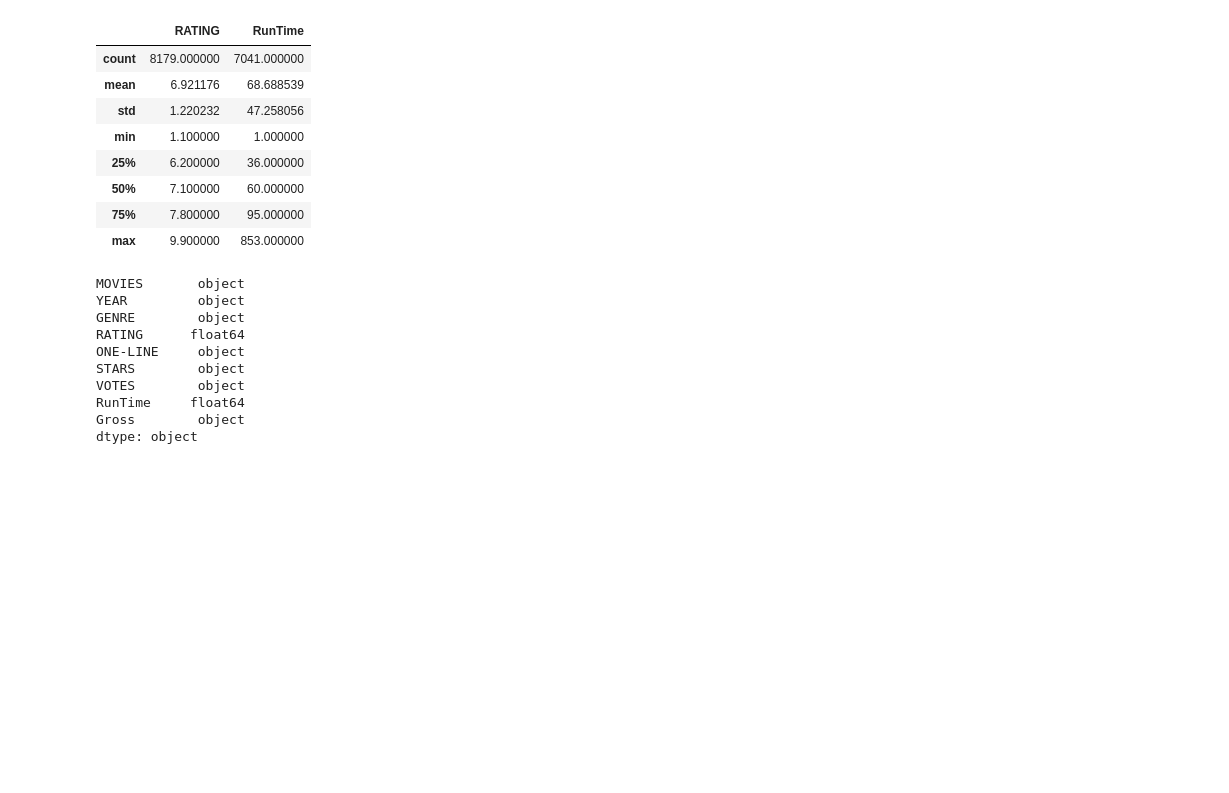
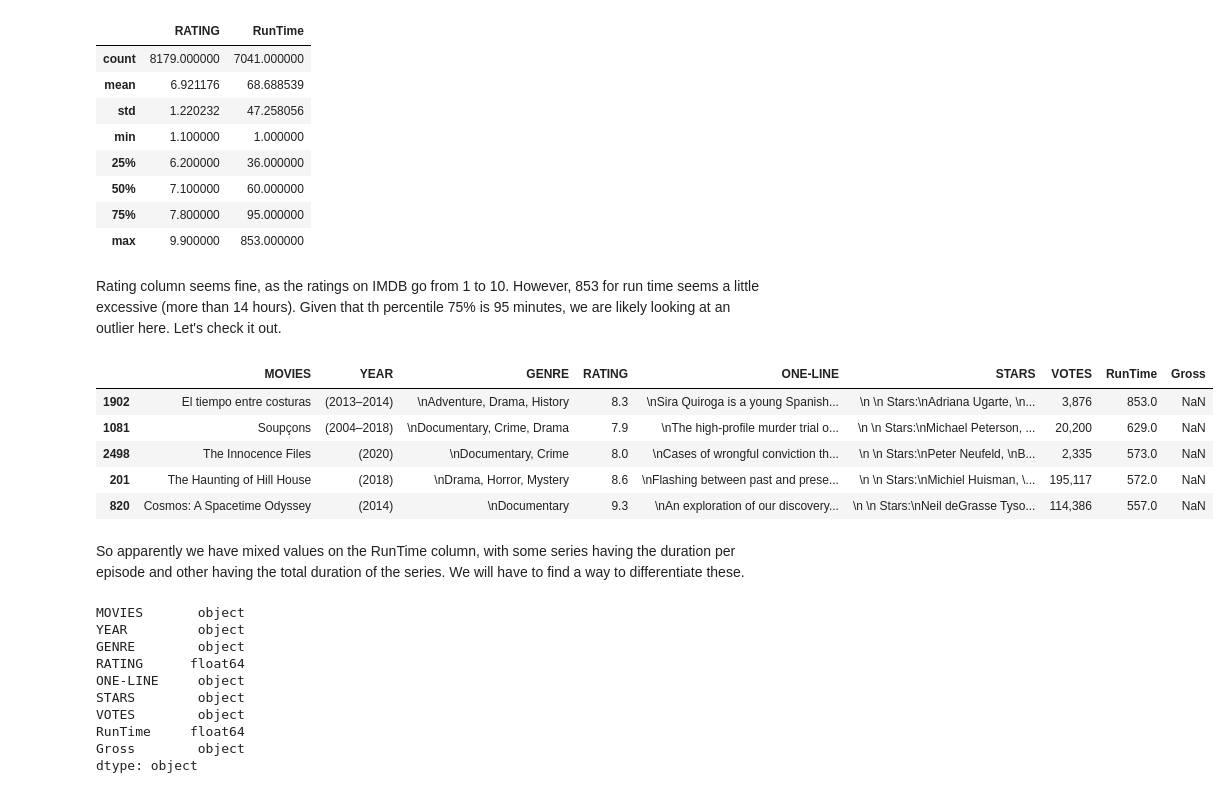
Before and after one commit to hugotorres22/data-analysis, a Jupyter notebook: IMDB-Scraping/imdb_scraping_data_analysis.ipynb, the cells around one changed output. Saved outputs shown, nothing was run; the diff lists cells and outputs as text; code cells hidden in the pictures; blank space fills up the shorter version.

```diff
--- a/IMDB-Scraping/imdb_scraping_data_analysis.ipynb
+++ b/IMDB-Scraping/imdb_scraping_data_analysis.ipynb
@@ -44,6 +47,19 @@ movies_raw_dataset.describe()
 | 50% | 7.100000 | 60.000000 |
 | 75% | 7.800000 | 95.000000 |
 | max | 9.900000 | 853.000000 |
+# %% [markdown]
+Rating column seems fine, as the ratings on IMDB go from 1 to 10. However, 853 for run time seems a little excessive (more than 14 hours). Given that th percentile 75% is 95 minutes, we are likely looking at an outlier here. Let's check it out.
+# %%
+movies_raw_dataset.nlargest(5, columns='Runtime')
+# %% [output]
+|  | MOVIES | YEAR | GENRE | RATING | ONE-LINE | STARS | VOTES | RunTime | Gross |
+| 1902 | El tiempo entre costuras | (2013–2014) | \nAdventure, Drama, History | 8.3 | \nSira Quiroga is a young Spanish... | \n \n Stars:\nAdriana Ugarte, \n... | 3,876 | 853.0 | NaN |
+| 1081 | Soupçons | (2004–2018) | \nDocumentary, Crime, Drama | 7.9 | \nThe high-profile murder trial o... | \n \n Stars:\nMichael Peterson, ... | 20,200 | 629.0 | NaN |
+| 2498 | The Innocence Files | (2020) | \nDocumentary, Crime | 8.0 | \nCases of wrongful conviction th... | \n \n Stars:\nPeter Neufeld, \nB... | 2,335 | 573.0 | NaN |
+| 201 | The Haunting of Hill House | (2018) | \nDrama, Horror, Mystery | 8.6 | \nFlashing between past and prese... | \n \n Stars:\nMichiel Huisman, \... | 195,117 | 572.0 | NaN |
+| 820 | Cosmos: A Spacetime Odyssey | (2014) | \nDocumentary | 9.3 | \nAn exploration of our discovery... | \n \n Stars:\nNeil deGrasse Tyso... | 114,386 | 557.0 | NaN |
+# %% [markdown]
+So apparently we have mixed values on the RunTime column, with some series having the duration per episode and other having the total duration of the series. We will have to find a way to differentiate these.
 # %%
 movies_raw_dataset.dtypes
 # %% [output]
```
Also changed, not shown: parts of 14 cells of this notebook.
